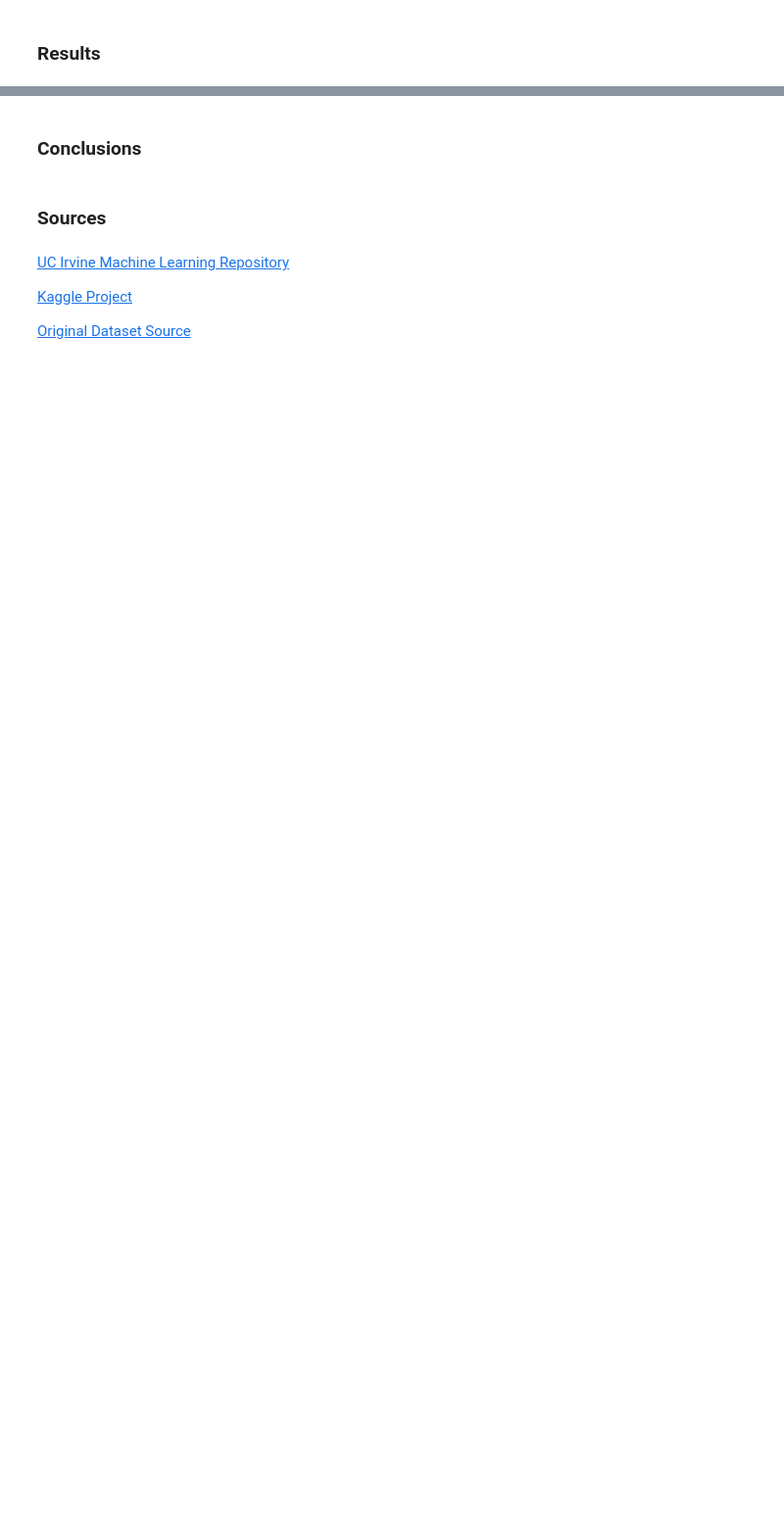
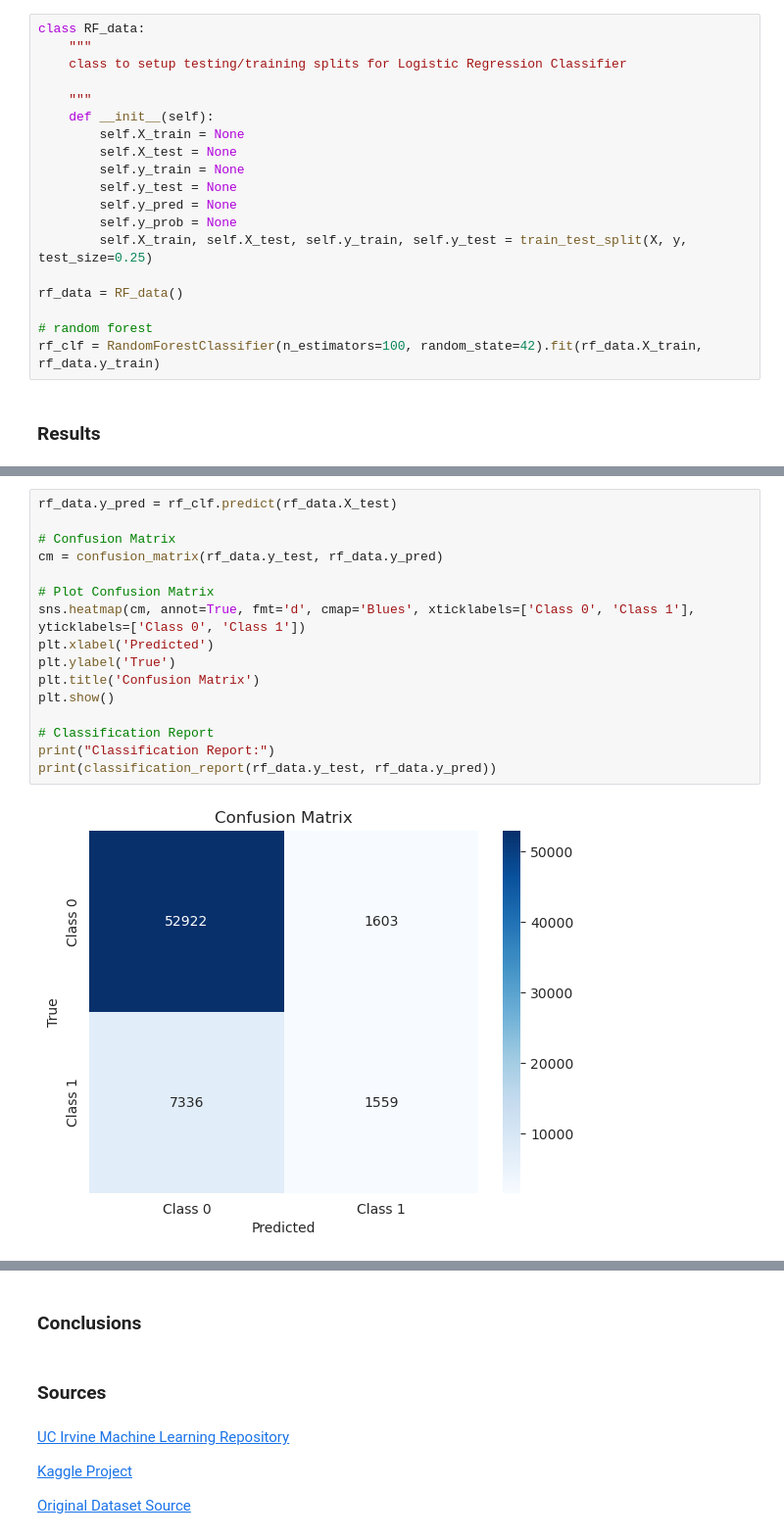
Before and after one commit to jman102/CSCA5622-Final-Project, a Jupyter notebook: final_project.ipynb, the cells around one changed output, grey strips where cells are left out. Shown at 98% size. Drawn from its saved outputs; the diff is of its cells as text; blank space fills up the shorter version.

```diff
--- a/final_project.ipynb
+++ b/final_project.ipynb
@@ -106,2 +136,21 @@ For this classification problem, there were a handful of supervised machine lear
+# %%
+class RF_data:
+    """
+    class to setup testing/training splits for Logistic Regression Classifier
+
+    """
+    def __init__(self):
+        self.X_train = None
+        self.X_test = None
+        self.y_train = None
+        self.y_test = None
+        self.y_pred = None
+        self.y_prob = None
+        self.X_train, self.X_test, self.y_train, self.y_test = train_test_split(X, y, test_size=0.25)
+
+rf_data = RF_data()
+
+# random forest
+rf_clf = RandomForestClassifier(n_estimators=100, random_state=42).fit(rf_data.X_train, rf_data.y_train)
 # %% [markdown]
 ### Results
@@ -107,0 +221,18 @@ For this classification problem, there were a handful of supervised machine lear
+# %%
+rf_data.y_pred = rf_clf.predict(rf_data.X_test)
+
+# Confusion Matrix
+cm = confusion_matrix(rf_data.y_test, rf_data.y_pred)
+
+# Plot Confusion Matrix
+sns.heatmap(cm, annot=True, fmt='d', cmap='Blues', xticklabels=['Class 0', 'Class 1'], yticklabels=['Class 0', 'Class 1'])
+plt.xlabel('Predicted')
+plt.ylabel('True')
+plt.title('Confusion Matrix')
+plt.show()
+
+# Classification Report
+print("Classification Report:")
+print(classification_report(rf_data.y_test, rf_data.y_pred))
+# %% [output]
+[figure, added]
```
Also changed, not shown: parts of 17 cells of this notebook.
